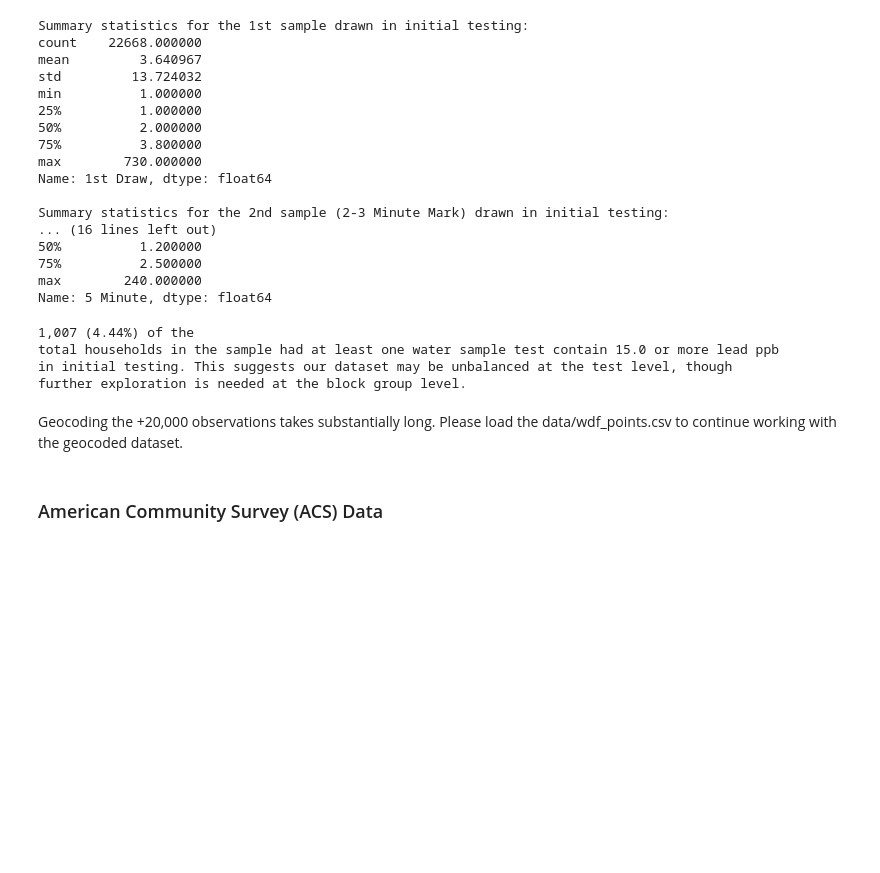
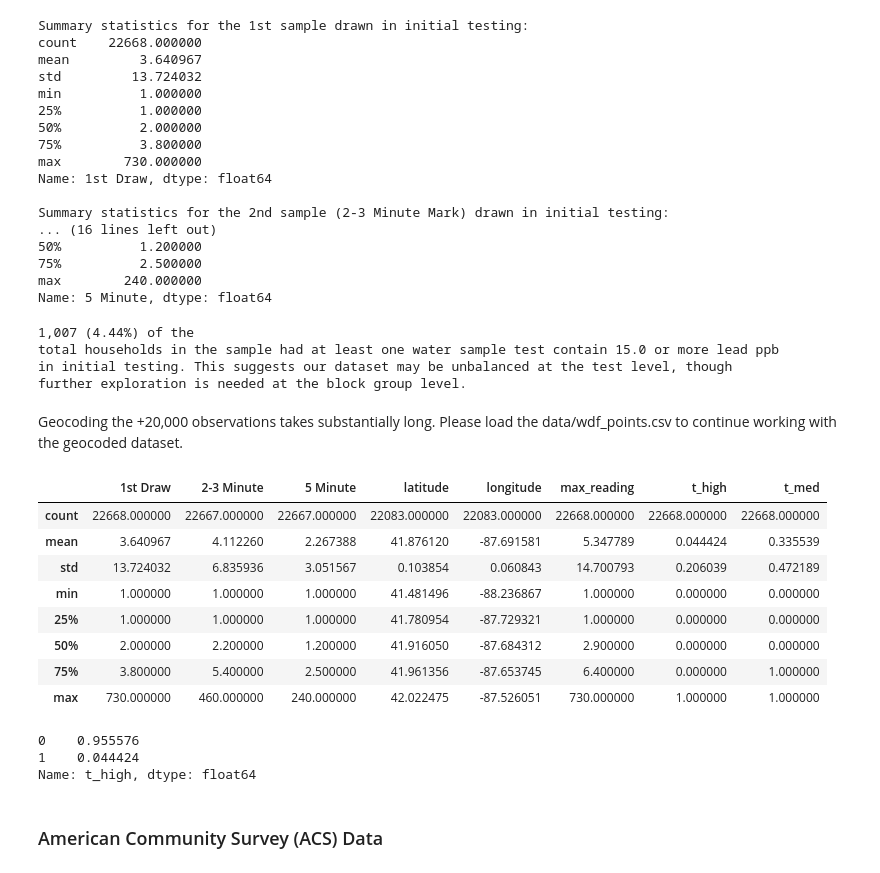
Before and after one commit to vbalza/chicago_water_lead, a Jupyter notebook: Final Notebook.ipynb, the cells around one changed output. Saved outputs shown, nothing was run; the diff lists cells and outputs as text; code cells hidden in the pictures; blank space fills up the shorter version.

```diff
--- a/Final Notebook.ipynb
+++ b/Final Notebook.ipynb
@@ -145,6 +145,24 @@ wdf.loc[wdf["Address"] == "800 N Elizabeth St , Chicago, IL, USA", ["latitude"]]
 wdf_g = gpd.GeoDataFrame(
     wdf, geometry=gpd.points_from_xy(wdf.longitude, wdf.latitude))
 # wdf_g.to_file('data/water_quality_clean.shp')
+# %%
+wdf.describe()
+# %% [output]
+|  | 1st Draw | 2-3 Minute | 5 Minute | latitude | longitude | max_reading | t_high | t_med |
+| count | 22668.000000 | 22667.000000 | 22667.000000 | 22083.000000 | 22083.000000 | 22668.000000 | 22668.000000 | 22668.000000 |
+| mean | 3.640967 | 4.112260 | 2.267388 | 41.876120 | -87.691581 | 5.347789 | 0.044424 | 0.335539 |
+| std | 13.724032 | 6.835936 | 3.051567 | 0.103854 | 0.060843 | 14.700793 | 0.206039 | 0.472189 |
+| min | 1.000000 | 1.000000 | 1.000000 | 41.481496 | -88.236867 | 1.000000 | 0.000000 | 0.000000 |
+| 25% | 1.000000 | 1.000000 | 1.000000 | 41.780954 | -87.729321 | 1.000000 | 0.000000 | 0.000000 |
+| 50% | 2.000000 | 2.200000 | 1.200000 | 41.916050 | -87.684312 | 2.900000 | 0.000000 | 0.000000 |
+| 75% | 3.800000 | 5.400000 | 2.500000 | 41.961356 | -87.653745 | 6.400000 | 0.000000 | 1.000000 |
+| max | 730.000000 | 460.000000 | 240.000000 | 42.022475 | -87.526051 | 730.000000 | 1.000000 | 1.000000 |
+# %%
+wdf['t_high'].value_counts(normalize=True)
+# %% [output]
+0    0.955576
+1    0.044424
+Name: t_high, dtype: float64
 # %% [markdown]
 ### American Community Survey (ACS) Data
 # %%
```
Also changed, not shown: parts of 1 cell of this notebook, 12 other files.
